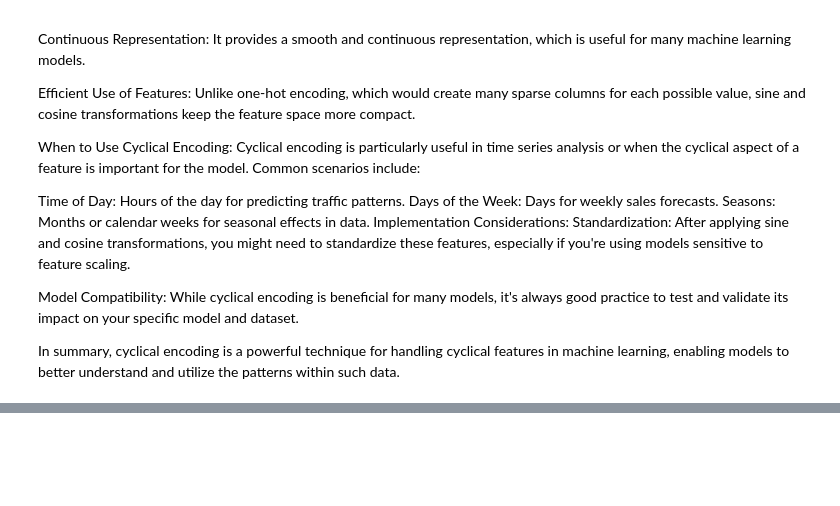
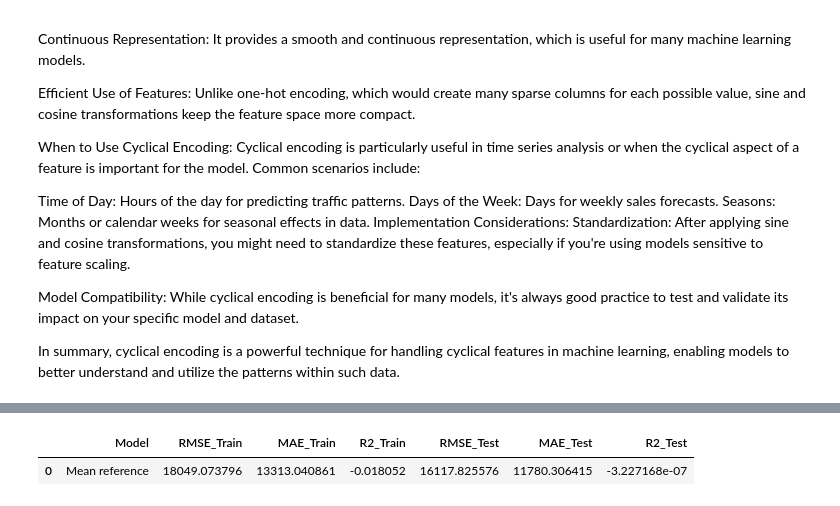
Before and after one commit to Dsite42/Capstone_Project_Rossmann, a Jupyter notebook: Capstone Projekt Rossmann - Feature Engineering.ipynb, the cells around one changed output, grey strips where cells are left out. Drawn from its saved outputs; the diff is of its cells as text; code cells hidden in the pictures; blank space fills up the shorter version.

Commit message:
added simple overall Performance Reference check

```diff
--- a/Capstone Projekt Rossmann - Feature Engineering.ipynb
+++ b/Capstone Projekt Rossmann - Feature Engineering.ipynb
@@ -672,0 +704,79 @@ In summary, cyclical encoding is a powerful technique for handling cyclical feat
+# %%
+## Nutzt gesplitte daten in einmaligen test und train wobei test die letzten 8 wochen jedes stores beinhaltet
+##
+##
+
+import pandas as pd
+import numpy as np
+from sklearn.model_selection import train_test_split
+from sklearn.linear_model import LinearRegression, Ridge, Lasso
+from sklearn.tree import DecisionTreeRegressor
+from sklearn.ensemble import RandomForestRegressor
+from sklearn.svm import SVR
+from sklearn.neighbors import KNeighborsRegressor
+from sklearn.metrics import mean_absolute_error as mae, mean_squared_error as mse, r2_score
+from math import sqrt
+
+# Aufteilen in Trainings- und Testdaten
+# Listen, um die Trainings- und Testdaten zu speichern
+train_data = []
+test_data = []
+
+# Gruppieren nach Store und Aufteilen in Trainings- und Testdaten
+amount_test_weeks = 8
+for store_id, group in df.groupby('Store'):
+    train_data.append(group[: -amount_test_weeks])
+    test_data.append(group[-amount_test_weeks:])
+
+# Kombinieren der Trainings- und Testdaten
+train_df = pd.concat(train_data)
+test_df = pd.concat(test_data)
+
+X_train = train_df
+y_train = train_df['Sales']
+X_test = test_df
+y_test = test_df['Sales']
+
+
+# Funktion zur Berechnung des angepassten R2
+def adj_r2_score(model, X, y):
+    n = X.shape[0]
+    p = X.shape[1]
+    r2 = r2_score(y, model.predict(X))
+    return 1 - (1 - r2) * ((n - 1) / (n - p - 1))
+
+
+# Ergebnis-DataFrame vorbereiten
+results = []
+
+# Calculate the salces mean and using it as a prediction
+# df for means of last x weeks
+timeframeForMean = 12
+last_day_in_train = X_train['Date'].max()
+df_X_train_for_means = X_train[X_train['Date'] > last_day_in_train - pd.Timedelta(weeks=timeframeForMean)]
+mean_sales_train = df_X_train_for_means.mean(numeric_only=True)['Sales']
+#mean_sales_test = X_test['Sales'].mean()
+
+y_train_pred = np.full(y_train.shape, mean_sales_train)
+y_test_pred = np.full(y_test.shape, mean_sales_train)
+
+results.append({
+    'Model': "Mean reference",
+    'RMSE_Train': sqrt(mse(y_train, y_train_pred)),
+    'MAE_Train': mae(y_train, y_train_pred),
+    'R2_Train': r2_score(y_train, y_train_pred),
+    #'Adj_R2_Train': adj_r2_score(model, X_train, y_train),
+    'RMSE_Test': sqrt(mse(y_test, y_test_pred)),
+    'MAE_Test': mae(y_test, y_test_pred),
+    'R2_Test': r2_score(y_test, y_test_pred),
+    #'Adj_R2_Test': adj_r2_score(model, X_test, y_test)
+})
+#print last result
+print(results[-1])
+
+# Konvertieren Sie die Liste von Dictionaries in einen DataFrame
+results_df = pd.DataFrame(results)
+
+# Ergebnisse anzeigen
+results_df
+# %% [output]
@@ -672,0 +784,2 @@ In summary, cyclical encoding is a powerful technique for handling cyclical feat
+|  | Model | RMSE_Train | MAE_Train | R2_Train | RMSE_Test | MAE_Test | R2_Test |
+| 0 | Mean reference | 18049.073796 | 13313.040861 | -0.018052 | 16117.825576 | 11780.306415 | -3.227168e-07 |
```
Also changed, not shown: parts of 10 cells of this notebook.
